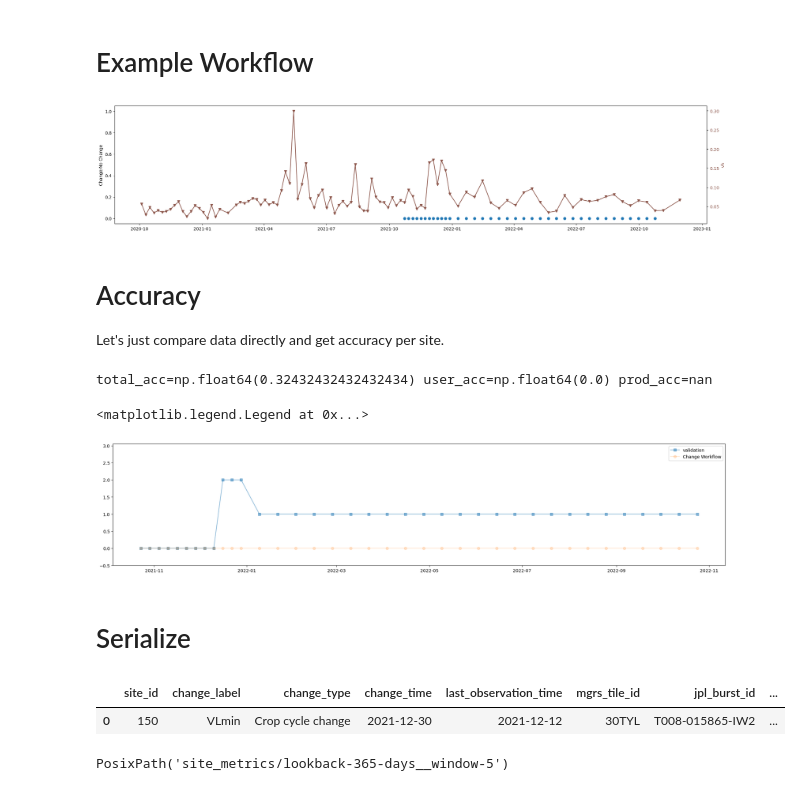
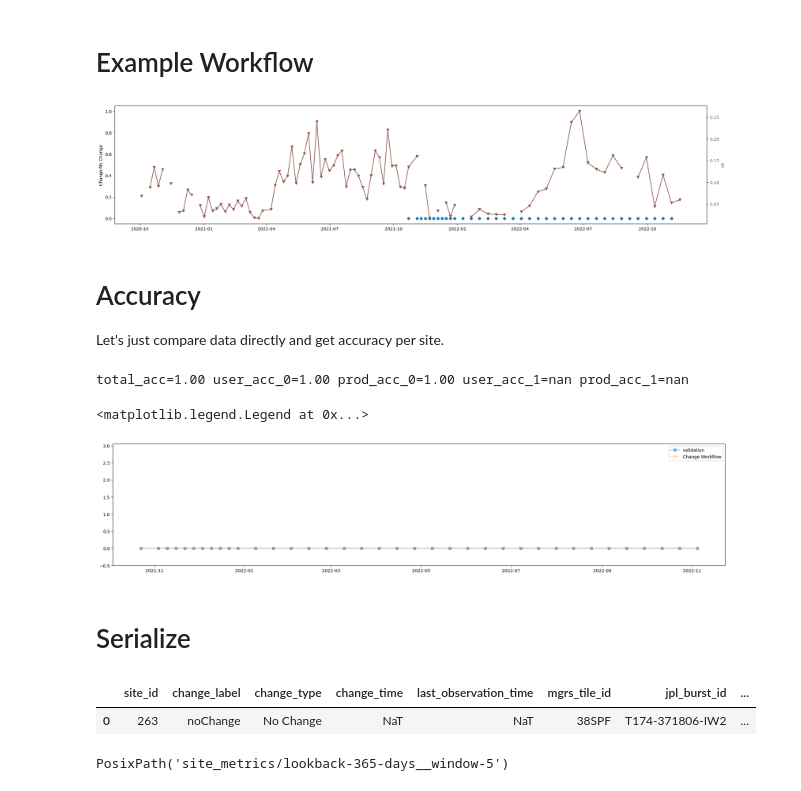
Before and after one commit to OPERA-Cal-Val/dist-s1-validation-harness, a Jupyter notebook: ts-explore-by-site-stream.ipynb, the cells around one changed output. Saved outputs shown, nothing was run; the diff lists cells and outputs as text; code cells hidden in the pictures.

```diff
--- a/ts-explore-by-site-stream.ipynb
+++ b/ts-explore-by-site-stream.ipynb
@@ -17,8 +17,8 @@ from val_io import get_burst_time_series_around_point
 # %% [markdown]
 # Parameters
 # %%
-SITE_ID = 150 #95
-IDX_BURST = 0 # should be 0 or 1 though 1 will not always work if there is only 1 burst for a site.
+SITE_ID = 263 #95
+IDX_BURST = 1 # should be 0 or 1 though 1 will not always work if there is only 1 burst for a site.
 LOOKBACK_LENGTH_DAYS = 365
 LOOKBACK_WINDOW = 5
 N_WORKERS_IO = 10
@@ -56,7 +55,7 @@ df_val_bursts.head()
 | 3 | T014-028130-IW2 | POLYGON ((37.01648 35.59545, 37.0... | 100 | 22 |
 | 4 | T014-028131-IW2 | POLYGON ((36.98085 35.76145, 36.9... | 38 | 22 |
 # %%
-df_bursts_for_site = df_val_bursts[df_val_bursts.jpl_burst_id.isin(df_site.jpl_burst_id)].reset_index(drop=True)
+df_bursts_for_site = df_val_bursts[df_val_bursts.site_id == SITE_ID].reset_index(drop=True)
 df_bursts_for_site.head()
 # %% [output]
 |  | jpl_burst_id | geometry | n_acquisitions | site_id |
@@ -269,7 +268,7 @@ ax2.plot(df_rtc_ts['acq_datetime'], bs,
 ax2.set_ylabel('vh', color='tab:brown')
 ax2.tick_params(axis='y', labelcolor='tab:brown')
 # %% [output]
-[figure, old version]
+[figure, new version]
 # %% [markdown]
 # Accuracy
 
@@ -315,35 +314,40 @@ def get_total_accuracy(y_val, y_obs) -> float:
     acc = ((y_val == 2) | (y_val == y_obs)).sum() / (~mask).sum()
     return acc
 
-def get_user_change_accuracy(y_val, y_obs) -> float:
+def get_user_change_accuracy(y_val, y_obs, label=0) -> float:
     mask = y_val == 255
-    y_val_is_1 = (y_val == 1)
+    y_val_is_label = (y_val == label)
 
-    if y_val_is_1.sum() == 0:
+    if y_val_is_label.sum() == 0:
         user_acc = np.nan
     else:
-        user_acc = (y_val_is_1 & (y_obs == 1)).sum() / (y_val_is_1 & (y_val != 2) & ~mask).sum()
+        user_acc = (y_val_is_label & (y_obs == label)).sum() / (y_val_is_label & (y_val != 2) & ~mask).sum()
     return user_acc
 
 
-def get_producer_change_accuracy(y_val, y_obs) -> float:
+def get_producer_change_accuracy(y_val, y_obs, label=0) -> float:
     mask = (y_val == 255)
-    y_obs_is_1 = (y_obs == 1)
+    y_obs_is_label = (y_obs == label)
 
-    if y_obs_is_1.sum() == 0:
+    if y_obs_is_label.sum() == 0:
         prod_acc = np.nan
     else:
-        prod_acc = (y_obs_is_1 & (y_val == 1)).sum() / (y_obs_is_1 & (y_val != 2) & ~mask).sum()
+        prod_acc = (y_obs_is_label & (y_val == label)).sum() / (y_obs_is_label & (y_val != 2) & ~mask).sum()
     return prod_acc
 # %%
 y_val = generate_val_vec(ts_obs, last_observation_time, change_time)
-prod_acc = get_producer_change_accuracy(y_val, y_obs)
-user_acc = get_user_change_accuracy(y_val, y_obs)
+
+prod_acc_0 = get_producer_change_accuracy(y_val, y_obs, label=0)
+prod_acc_1 = get_producer_change_accuracy(y_val, y_obs, label=1)
+
+user_acc_0 = get_user_change_accuracy(y_val, y_obs, label=0)
+user_acc_1 = get_user_change_accuracy(y_val, y_obs, label=1)
+
 total_acc = get_total_accuracy(y_val, y_obs)
 
-print(f'{total_acc=} {user_acc=} {prod_acc=}')
+print(f'{total_acc=:.2f} {user_acc_0=:.2f} {prod_acc_0=:.2f} {user_acc_1=:.2f} {prod_acc_1=:.2f}')
 # %% [output]
-total_acc=np.float64(0.32432432432432434) user_acc=np.float64(0.0) prod_acc=nan
+total_acc=1.00 user_acc_0=1.00 prod_acc_0=1.00 user_acc_1=nan prod_acc_1=nan
 # %%
 fig, ax = plt.subplots(figsize=(25, 5))
 ax.plot(ts_obs, y_val, marker='s', label='validation', alpha=.5)
@@ -352,19 +356,22 @@ ax.set_ylim(-0.5, 3.05)
 plt.legend()
 # %% [output]
 <matplotlib.legend.Legend at 0x...>
-[figure, old version]
+[figure, new version]
 # %% [markdown]
 # Serialize
 # %%
 df_data = df_site.iloc[:1].copy()
 df_data.loc[:, 'jpl_burst_id'] = BURST_ID
 df_data['accuracy'] = total_acc
-df_data['user_accuracy'] = user_acc
-df_data['prod_accuracy'] = prod_acc
+df_data['user_accuracy_0'] = user_acc_0
+df_data['prod_accuracy_0'] = prod_acc_0
+df_data['user_accuracy_1'] = user_acc_1
+df_data['prod_accuracy_1'] = prod_acc_1
+
 df_data
 # %% [output]
 |  | site_id | change_label | change_type | change_time | last_observation_time | mgrs_tile_id | jpl_burst_id | ... |
-| 0 | 150 | VLmin | Crop cycle change | 2021-12-30 | 2021-12-12 | 30TYL | T008-015865-IW2 | ... |
+| 0 | 263 | noChange | No Change | NaT | NaT | 38SPF | T174-371806-IW2 | ... |
 # %%
 out_dir = Path(f'site_metrics/lookback-{str(LOOKBACK_LENGTH_DAYS)}-days__window-{LOOKBACK_WINDOW}')
 out_dir.mkdir(exist_ok=True, parents=True)
```
Also changed, not shown: parts of 7 cells of this notebook, 1 other file.
